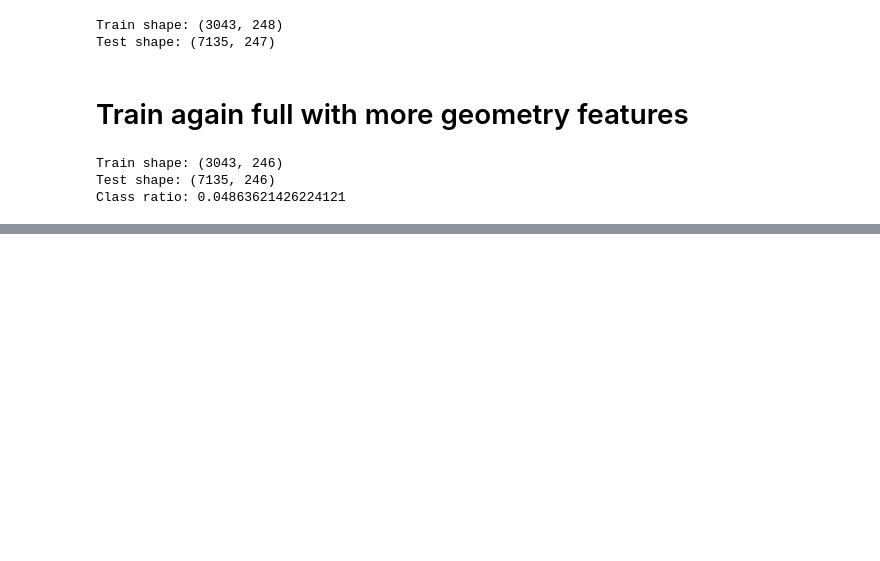
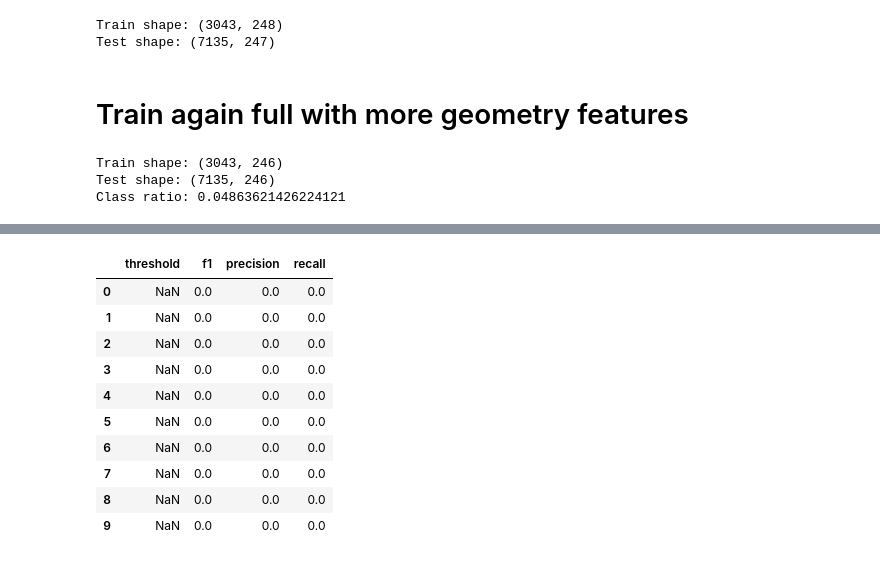
Before and after one commit to ayushsj99/MALLORN_Kaggle_Competition, a Jupyter notebook: MALLORN_Final.ipynb, the cells around one changed output, grey strips where cells are left out. Saved outputs shown, nothing was run; the diff lists cells and outputs as text; code cells hidden in the pictures; blank space fills up the shorter version.

```diff
--- a/MALLORN_Final.ipynb
+++ b/MALLORN_Final.ipynb
@@ -2186,0 +2056,7 @@ Positive rate (test): 0.048633496846531184
+# %%
+t_grid, tde_avg = average_group_lightcurve(
+    tp_df,
+    lc_prefix="train_lc",
+    filt="r",
+    n_objects=80
+)
@@ -2186,0 +2161,7 @@ Positive rate (test): 0.048633496846531184
+# %%
+train_df_full = add_more_crossband_integrators(train_df_full)
+test_df_full  = add_more_crossband_integrators(test_df_full)
+
+print(train_df_full[
+    ["cv_crossband", "chromatic_peak_slope"]
+].describe())
@@ -2186,0 +3000,37 @@ Positive rate (test): 0.048633496846531184
+# %%
+from sklearn.metrics import f1_score, precision_score, recall_score
+
+vals = train_df_full[feat_log].values
+
+thresholds = np.linspace(
+    np.percentile(vals, 5),
+    np.percentile(vals, 95),
+    200
+)
+
+rows = []
+
+for t in thresholds:
+    pred = (vals >= t).astype(int)
+
+    rows.append({
+        "threshold": t,
+        "f1": f1_score(y, pred, zero_division=0),
+        "precision": precision_score(y, pred, zero_division=0),
+        "recall": recall_score(y, pred)
+    })
+
+res_df = pd.DataFrame(rows).sort_values("f1", ascending=False)
+res_df.head(10)
+# %% [output]
+|  | threshold | f1 | precision | recall |
+| 0 | NaN | 0.0 | 0.0 | 0.0 |
+| 1 | NaN | 0.0 | 0.0 | 0.0 |
+| 2 | NaN | 0.0 | 0.0 | 0.0 |
+| 3 | NaN | 0.0 | 0.0 | 0.0 |
+| 4 | NaN | 0.0 | 0.0 | 0.0 |
+| 5 | NaN | 0.0 | 0.0 | 0.0 |
+| 6 | NaN | 0.0 | 0.0 | 0.0 |
+| 7 | NaN | 0.0 | 0.0 | 0.0 |
+| 8 | NaN | 0.0 | 0.0 | 0.0 |
+| 9 | NaN | 0.0 | 0.0 | 0.0 |
```
Also changed, not shown: parts of 138 cells of this notebook.
